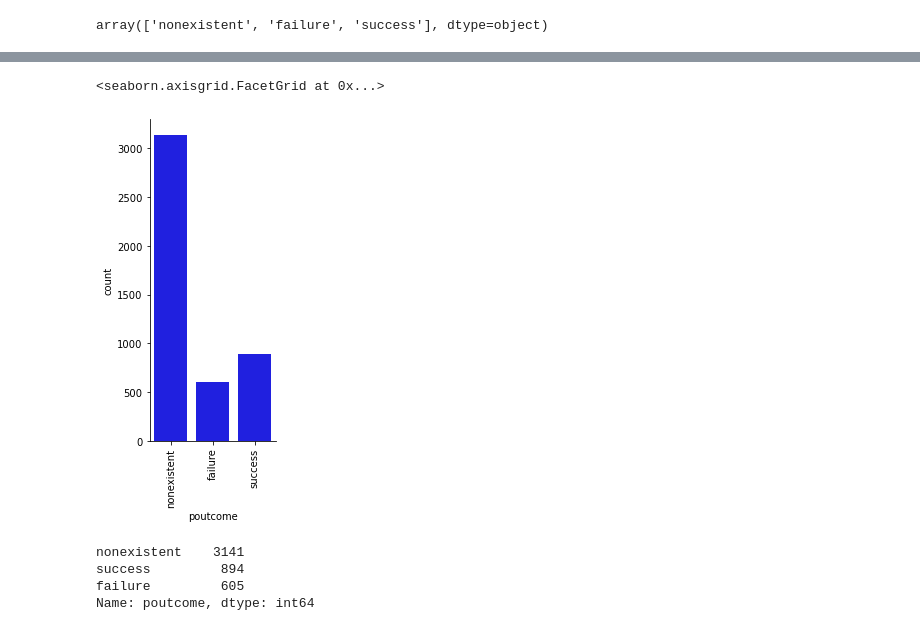
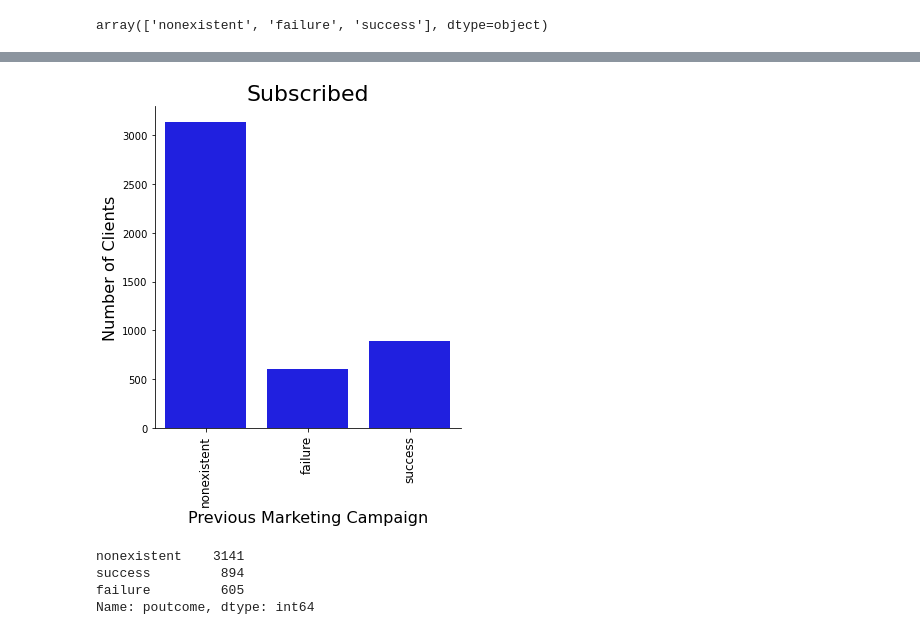
Before and after one commit to NataliaVelasquez18/eurobank-saves-2M-in-marketing-budget, a Jupyter notebook: bank_marketing_data_set.ipynb, the cells around one changed output, grey strips where cells are left out. Saved outputs shown, nothing was run; the diff lists cells and outputs as text; code cells hidden in the pictures.

```diff
--- a/bank_marketing_data_set.ipynb
+++ b/bank_marketing_data_set.ipynb
@@ -541,10 +553,14 @@ job.set_xticklabels(rotation=90)
 # %%
 #Dataframe 2 = subscribed
-job = sns.factorplot("poutcome", data=target_yes, aspect=0.5, kind="count", color="b", order=order_list)
+job = sns.factorplot("poutcome", data=target_yes, aspect=1, kind="count", color="b", order=order_list)
 job.set_xticklabels(rotation=90)
+plt.xlabel("Previous Marketing Campaign", size=16)
+plt.ylabel("Number of Clients", size=16)
+plt.title("Subscribed", size=22)
+plt.xticks(fontsize=12)
+plt.show(job)
 # %% [output]
-<seaborn.axisgrid.FacetGrid at 0x...>
-[figure, old version]
+[figure, new version]
 # %%
 target_yes['poutcome'].value_counts()
 # %% [output]
```
Also changed, not shown: parts of 35 cells of this notebook, 10 other files.
